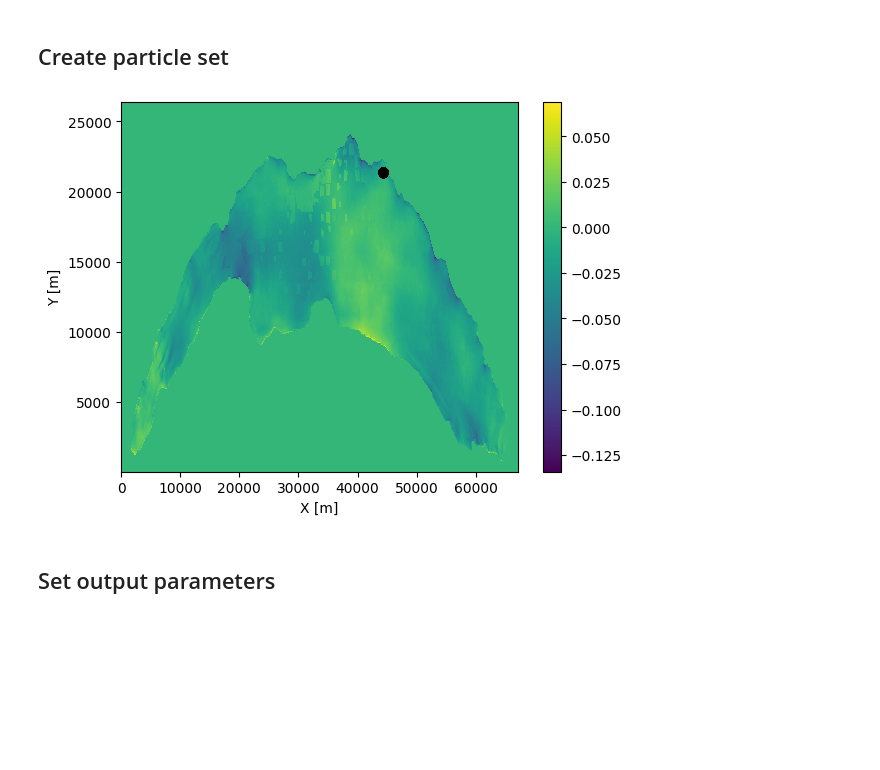
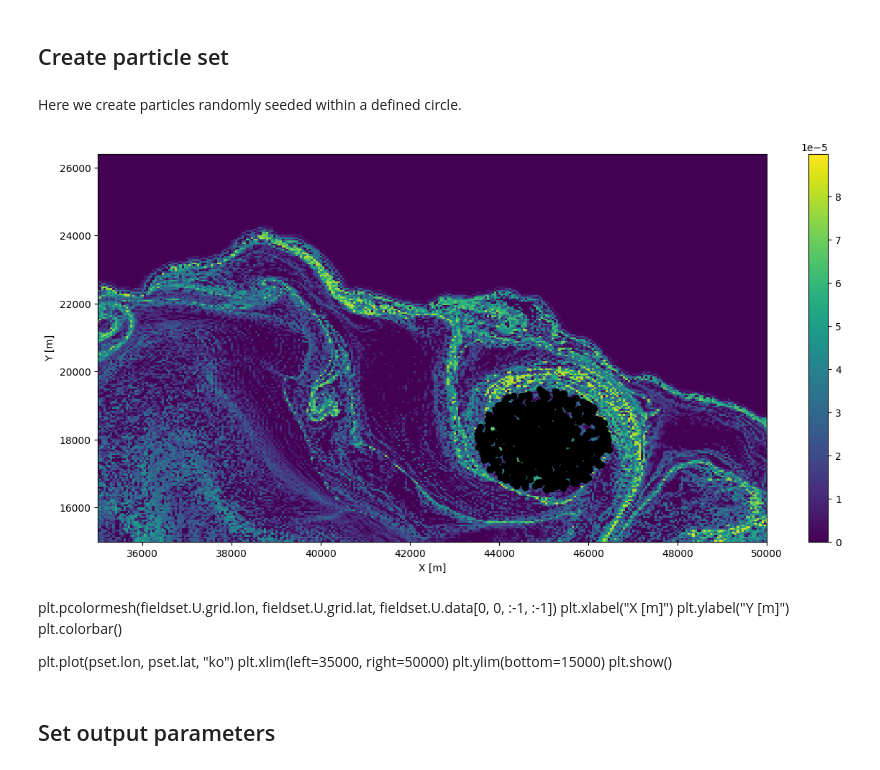
Before and after one commit to leroquan/parcels_toolbox, a Jupyter notebook: run_parcels_mitgcm.ipynb, the cells around one changed output. Saved outputs shown, nothing was run; the diff lists cells and outputs as text; code cells hidden in the pictures; blank space fills up the shorter version.

```diff
--- a/run_parcels_mitgcm.ipynb
+++ b/run_parcels_mitgcm.ipynb
@@ -60,5 +75,7 @@ fieldset = parcels.FieldSet.from_xarray_dataset(ds=crop_data_vel, variables=vari
 # %% [markdown]
 ## Create particle set
+# %% [markdown]
+Here we create particles randomly seeded within a defined circle.
 # %%
 def RandomPointInCircle(R,xc,yc):
     r = R*random.random()
@@ -66,15 +83,19 @@ def RandomPointInCircle(R,xc,yc):
 
     return xc+r*np.cos(theta),yc+r*np.sin(theta)
 # %%
-n_part = 200 # number of particles
-depth_min = 15 # minimum release depth
-depth_max = 20 # maximum release depth
-(x_c,y_c) = (44275, 21375) # center of seeding point in CH coordinates
-r_seeding = 25 # the radius around the center in m
+n_part = 1000 # number of particles
+depth_min = 4 # minimum release depth
+depth_max = 10 # maximum release depth
+(x_c,y_c) = (45000, 18000) # center of seeding point in MITgcm coordinates
+r_seeding = 1500 # the radius around the center in m
 
 zi_particles = np.array([-random.uniform(depth_min, depth_max) for i in range(n_part)])
 xi_particles = x_c*np.ones(n_part)
 yi_particles = y_c*np.ones(n_part)
+
+init_time_particles = (np.datetime64('2021-09-03') - data_vel.time.values[0])/ np.timedelta64(1, 's') # seconds since ref_date
+timei_particles = init_time_particles*np.ones(n_part)
+
 for i in range(n_part):
     (xd,yd) = RandomPointInCircle(r_seeding,x_c,y_c)
     xi_particles[i] = xd
@@ -85,18 +106,32 @@ pset = parcels.ParticleSet.from_list(
     pclass=parcels.JITParticle,  # the type of particles (JITParticle or ScipyParticle)
     lon=xi_particles,  # a vector of release longitudes
     lat=yi_particles,  # a vector of release latitudes
-    depth=zi_particles
+    depth=zi_particles,
+    time=timei_particles
 )
-# %%
-plt.pcolormesh(fieldset.U.grid.lon, fieldset.U.grid.lat, fieldset.U.data[0, 0, :-1, :-1])
-plt.xlabel("X [m]")
-plt.ylabel("Y [m]")
-plt.colorbar()
-
-plt.plot(pset.lon, pset.lat, "ko")
-plt.show()
-# %% [output]
-[figure, removed]
+# %%
+plt.figure(figsize=(15,7))
+plt.pcolormesh(fieldset.U.grid.lon, fieldset.U.grid.lat, df_ftle)
+plt.xlabel("X [m]")
+plt.ylabel("Y [m]")
+plt.colorbar()
+
+plt.plot(pset.lon, pset.lat, "ko")
+plt.xlim(left=35000, right=50000)
+plt.ylim(bottom=15000)
+plt.show()
+# %% [output]
+[figure, added]
+# %% [markdown]
+plt.pcolormesh(fieldset.U.grid.lon, fieldset.U.grid.lat, fieldset.U.data[0, 0, :-1, :-1])
+plt.xlabel("X [m]")
+plt.ylabel("Y [m]")
+plt.colorbar()
+
+plt.plot(pset.lon, pset.lat, "ko")
+plt.xlim(left=35000, right=50000)
+plt.ylim(bottom=15000)
+plt.show()
 # %% [markdown]
 ## Set output parameters
 # %%
```
Also changed, not shown: parts of 11 cells of this notebook.
